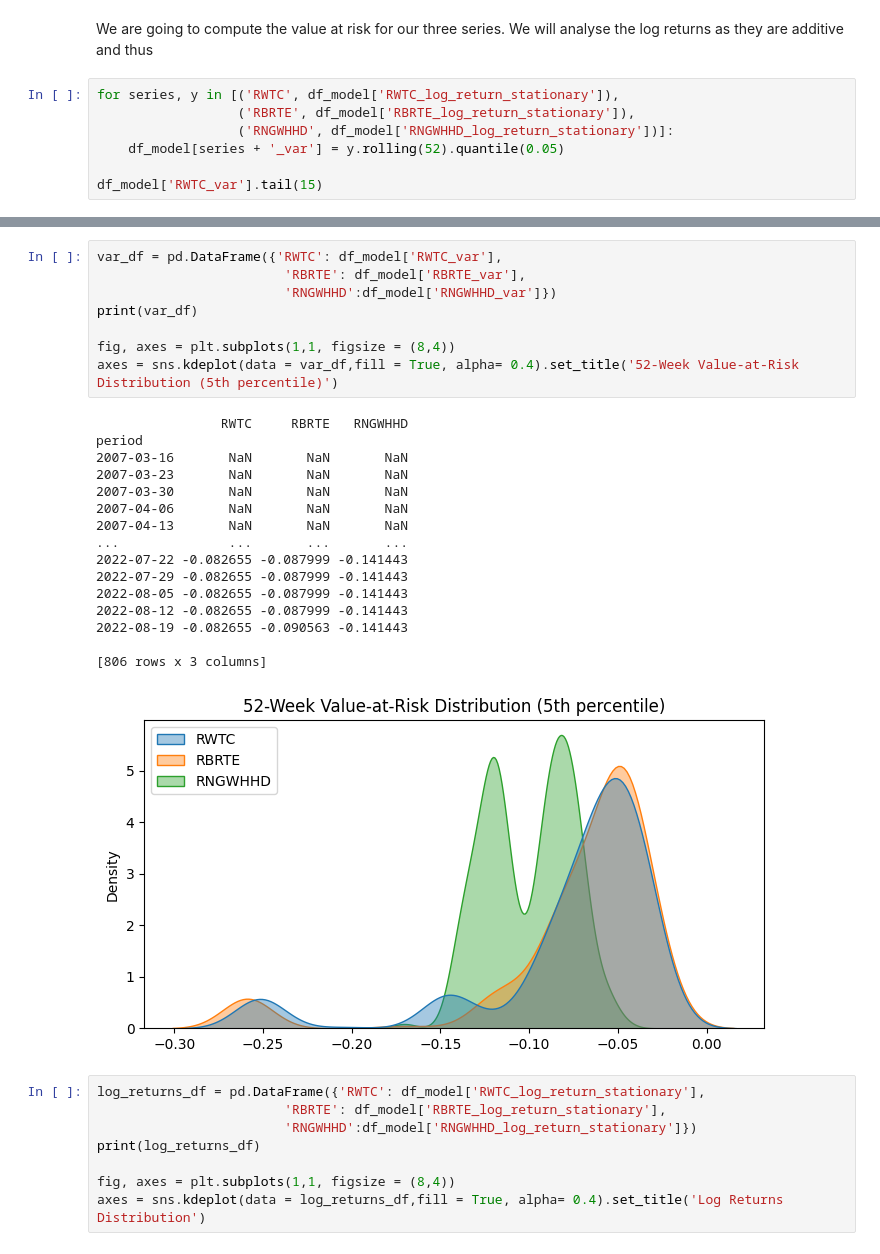
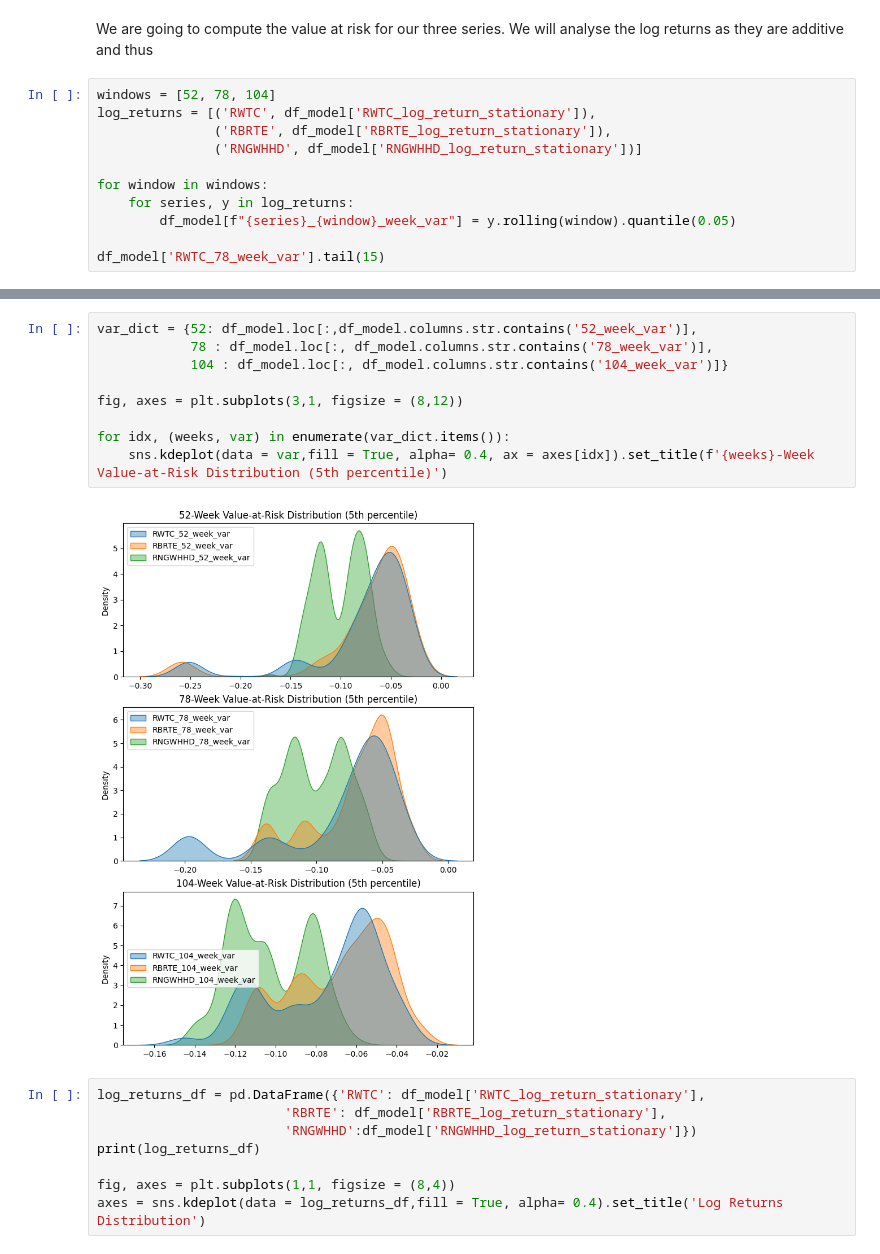
Before and after one commit to beniciouhart/regime-detection, a Jupyter notebook: notebooks/demo.ipynb, the cells around one changed output, grey strips where cells are left out. Saved outputs shown, nothing was run; the diff lists cells and outputs as text.

Commit message:
Added 78 and 104 week rolling VaR along with plots of VaR vs Log Returns for each of the three series (WTI, Brent, Henry Hub). Next is to analyze the breach rate

```diff
--- a/notebooks/demo.ipynb
+++ b/notebooks/demo.ipynb
@@ -412,11 +412,15 @@ run_crops_ruptures()
 # %% [markdown]
 We are going to compute the value at risk for our three series. We will analyse the log returns as they are additive and thus
 # %%
-for series, y in [('RWTC', df_model['RWTC_log_return_stationary']),
-                  ('RBRTE', df_model['RBRTE_log_return_stationary']),
-                  ('RNGWHHD', df_model['RNGWHHD_log_return_stationary'])]:
-    df_model[series + '_var'] = y.rolling(52).quantile(0.05)
+windows = [52, 78, 104]
+log_returns = [('RWTC', df_model['RWTC_log_return_stationary']),
+               ('RBRTE', df_model['RBRTE_log_return_stationary']),
+               ('RNGWHHD', df_model['RNGWHHD_log_return_stationary'])]
 
-df_model['RWTC_var'].tail(15)
+for window in windows:
+    for series, y in log_returns:
+        df_model[f"{series}_{window}_week_var"] = y.rolling(window).quantile(0.05)
+
+df_model['RWTC_78_week_var'].tail(15)
 # %% [output]
 period
@@ -439,28 +443,14 @@ Name: RWTC_var, dtype: float64
 # %%
-var_df = pd.DataFrame({'RWTC': df_model['RWTC_var'],
-                        'RBRTE': df_model['RBRTE_var'],
-                        'RNGWHHD':df_model['RNGWHHD_var']})
-print(var_df)
+var_dict = {52: df_model.loc[:,df_model.columns.str.contains('52_week_var')],
+            78 : df_model.loc[:, df_model.columns.str.contains('78_week_var')],
+            104 : df_model.loc[:, df_model.columns.str.contains('104_week_var')]}
 
-fig, axes = plt.subplots(1,1, figsize = (8,4))
-axes = sns.kdeplot(data = var_df,fill = True, alpha= 0.4).set_title('52-Week Value-at-Risk Distribution (5th percentile)')
+fig, axes = plt.subplots(3,1, figsize = (8,12))
+
+for idx, (weeks, var) in enumerate(var_dict.items()):
+    sns.kdeplot(data = var,fill = True, alpha= 0.4, ax = axes[idx]).set_title(f'{weeks}-Week Value-at-Risk Distribution (5th percentile)')
 # %% [output]
-                RWTC     RBRTE   RNGWHHD
-period
-2007-03-16       NaN       NaN       NaN
-2007-03-23       NaN       NaN       NaN
-2007-03-30       NaN       NaN       NaN
-2007-04-06       NaN       NaN       NaN
-2007-04-13       NaN       NaN       NaN
-...              ...       ...       ...
-2022-07-22 -0.082655 -0.087999 -0.141443
-2022-07-29 -0.082655 -0.087999 -0.141443
-2022-08-05 -0.082655 -0.087999 -0.141443
-2022-08-12 -0.082655 -0.087999 -0.141443
-2022-08-19 -0.082655 -0.090563 -0.141443
-
-[806 rows x 3 columns]
-[figure, old version]
+[figure, new version]
 # %%
 log_returns_df = pd.DataFrame({'RWTC': df_model['RWTC_log_return_stationary'],
                         'RBRTE': df_model['RBRTE_log_return_stationary'],
```
Also changed, not shown: parts of 3 cells of this notebook.
